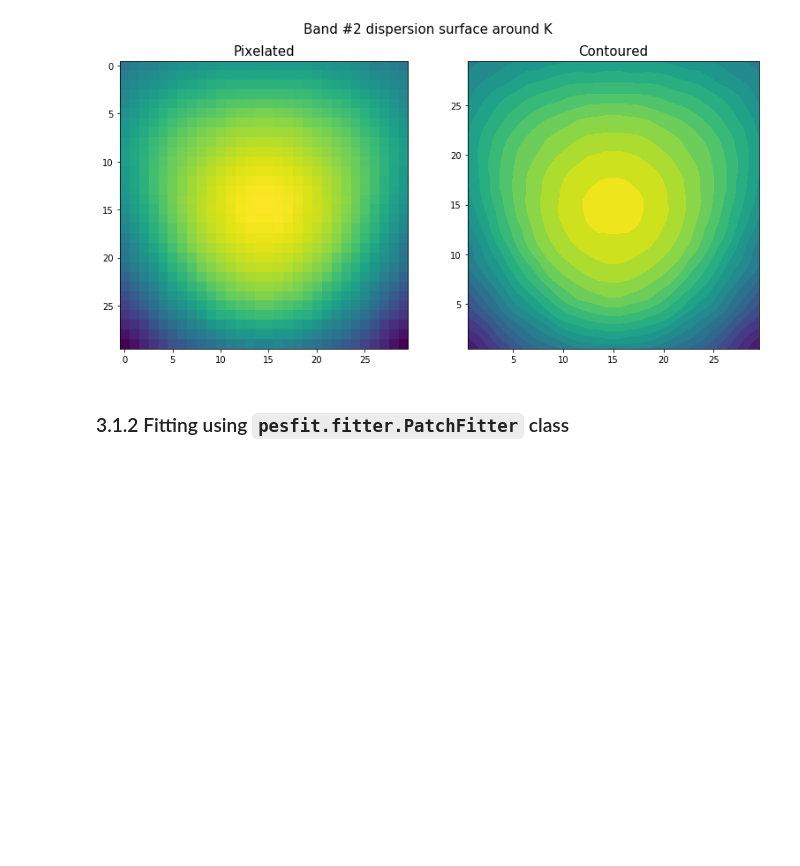
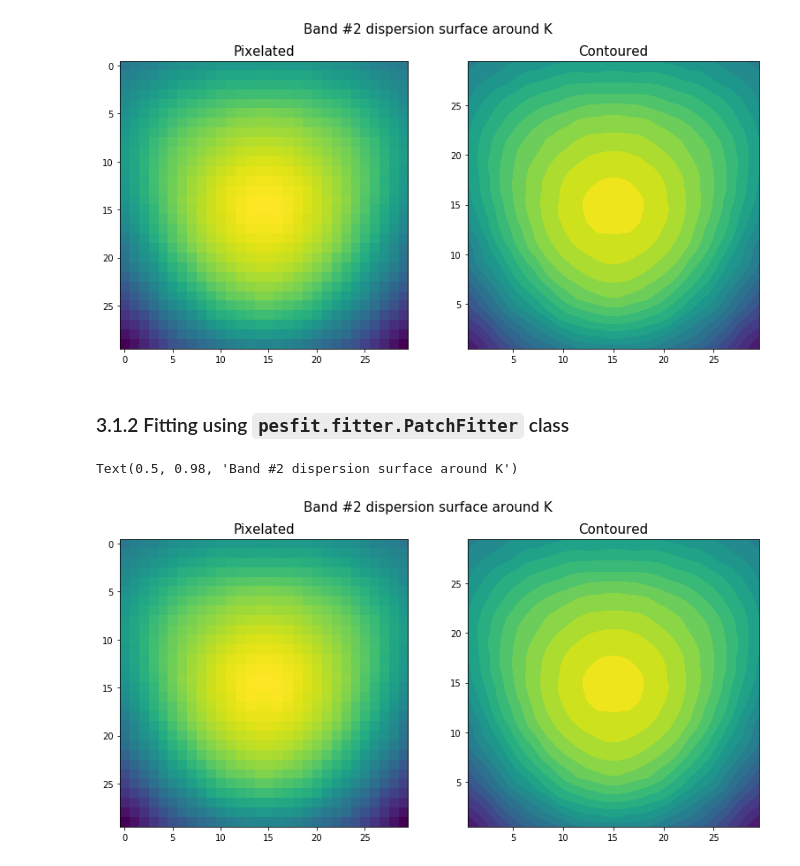
Before and after one commit to mpes-kit/pesfit, a Jupyter notebook: examples/03_benchmark_fitting_patches.ipynb, the cells around one changed output. Cells and saved outputs as stored; diff of their text form; code cells hidden in the pictures; blank space fills up the shorter version.

Commit message:
Updated example 03 using PatchFitter class

```diff
--- a/examples/03_benchmark_fitting_patches.ipynb
+++ b/examples/03_benchmark_fitting_patches.ipynb
@@ -9,0 +12,5 @@ import pandas as pd
+# %%
+# Load energy initialization
+# krec = h5todict(r'E:\Momentoscope\WSe2\krec_lda_kpoint.h5')['recon']
+krec = h5todict(r'..\data\WSe2\recon\kpoint\krec_lda_kpoint.h5')['recon']
+krec.shape
@@ -25,7 +43,3 @@ vardict = [{'lp1_':{'amplitude':dict(value=0.2, min=0, max=2, vary=True),
                    'gamma':dict(value=0.02, min=0, max=2, vary=True)}}]
 
 pf.fitter.varsetter(pars, vardict, ret=False)
-# %%
-# Load energy initialization
-krec = h5todict(r'E:\Momentoscope\WSe2\krec_lda_kpoint.h5')['recon']
-krec.shape
@@ -138,3 +139,20 @@ Text(0.5, 0.98, 'Band #2 dispersion surface around K')
 [figure]
 # %% [markdown]
 ### 3.1.2 Fitting using ``pesfit.fitter.PatchFitter`` class
+# %%
+fdata = h5todict(r'..\data\WSe2\pes\kpoint\kpoint_symmetrized.h5')
+
+kfit = pf.fitter.PatchFitter(xdata=fdata['E'], ydata=fdata['V'])
+# kfit.load_spec_data(fdir=r'..\data\WSe2\pes\kpoint\kpoint_symmetrized.h5', parts='V')
+
+vardict = [{'lp1_':{'amplitude':dict(value=0.2, min=0, max=2, vary=1.),
+                  'sigma':dict(value=0.1, min=0.05, max=2, vary=False),
+                  'gamma':dict(value=0.02, min=0, max=2, vary=True),
+                  'center':dict(vary=True)}},
+
+           {'lp2_':{'amplitude':dict(value=0.2, min=0, max=2, vary=True),
+                   'sigma':dict(value=0.1, min=0.05, max=2, vary=False),
+                   'gamma':dict(value=0.02, min=0, max=2, vary=True),
+                   'center':dict(vary=True)}}]
+
+kfit.set_inits(inits_dict=vardict, band_inits=krec, drange=slice(20,100))
@@ -140,0 +162,13 @@ Text(0.5, 0.98, 'Band #2 dispersion surface around K')
+# %%
+band_ind = 2
+band_energy = kfit.df_fit['lp'+str(band_ind)+'_center'].values.reshape((30, 30))
+# %%
+f, ax = plt.subplots(1, 2, figsize=(13, 6))
+ax[0].imshow(band_energy)
+ax[1].contourf(band_energy, 20, origin='upper')
+ax[0].set_title('Pixelated', fontsize=15)
+ax[1].set_title('Contoured', fontsize=15)
+plt.suptitle('Band #{} dispersion surface around K'.format(band_ind), fontsize=15)
+# %% [output]
+Text(0.5, 0.98, 'Band #2 dispersion surface around K')
+[figure, added]
```
Also changed, not shown: parts of 10 cells of this notebook.
